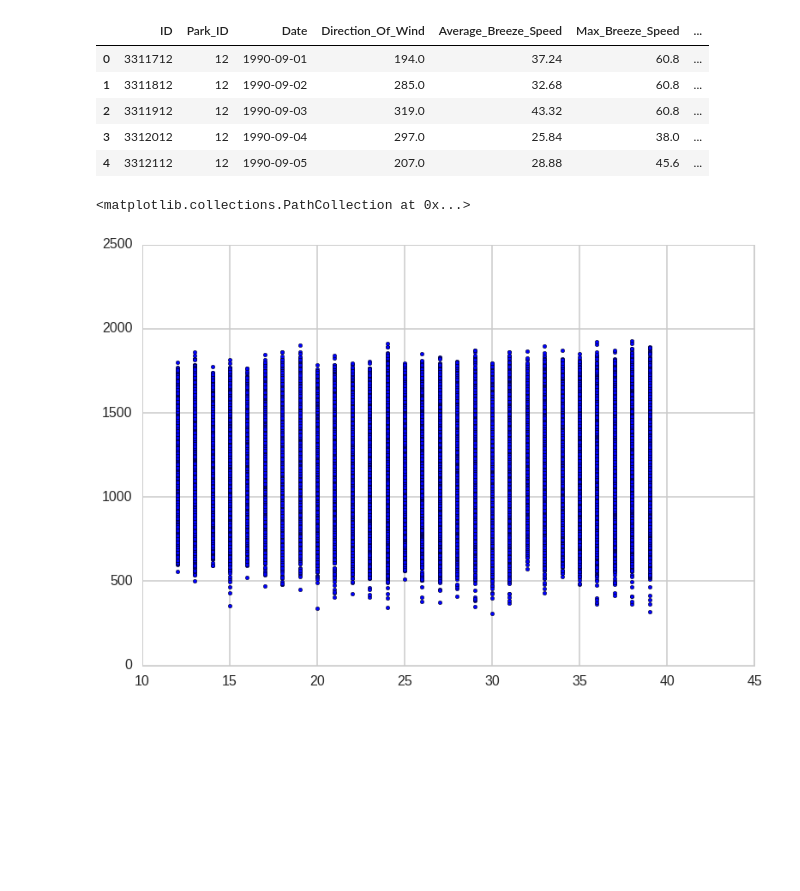
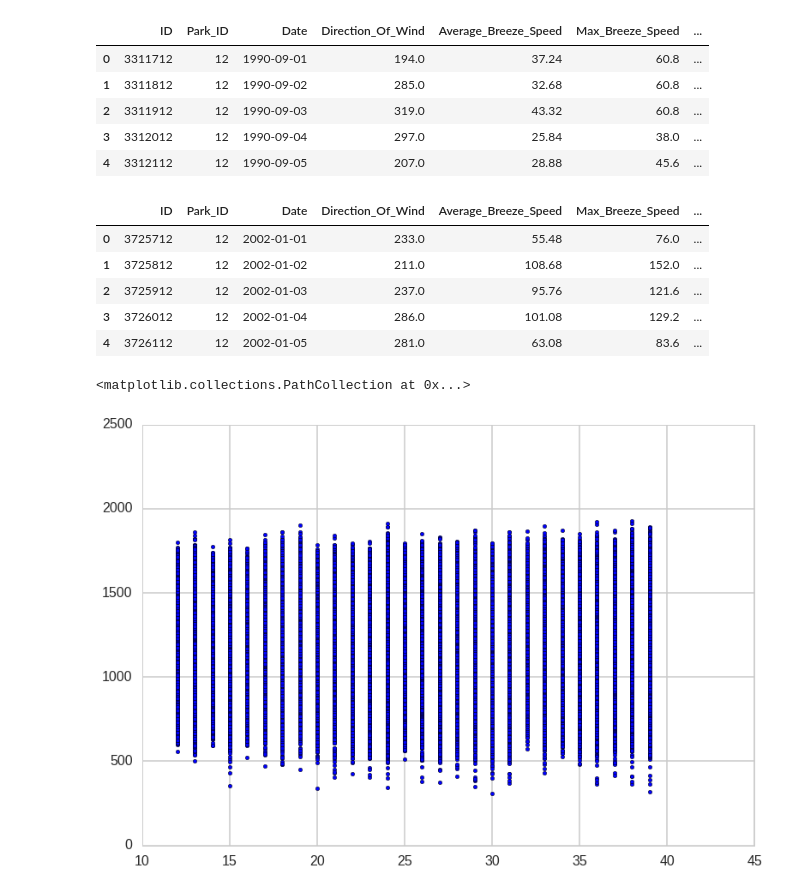
Before and after one commit to 4m4n5/UStudentHunt, a Jupyter notebook: approach1.ipynb, the cells around one changed output. Saved outputs shown, nothing was run; the diff lists cells and outputs as text; code cells hidden in the pictures; blank space fills up the shorter version.

```diff
--- a/approach1.ipynb
+++ b/approach1.ipynb
@@ -124,6 +127,15 @@ train.head()
 | 2 | 3311912 | 12 | 1990-09-03 | 319.0 | 43.32 | 60.8 | ... |
 | 3 | 3312012 | 12 | 1990-09-04 | 297.0 | 25.84 | 38.0 | ... |
 | 4 | 3312112 | 12 | 1990-09-05 | 207.0 | 28.88 | 45.6 | ... |
+# %%
+test.head()
+# %% [output]
+|  | ID | Park_ID | Date | Direction_Of_Wind | Average_Breeze_Speed | Max_Breeze_Speed | ... |
+| 0 | 3725712 | 12 | 2002-01-01 | 233.0 | 55.48 | 76.0 | ... |
+| 1 | 3725812 | 12 | 2002-01-02 | 211.0 | 108.68 | 152.0 | ... |
+| 2 | 3725912 | 12 | 2002-01-03 | 237.0 | 95.76 | 121.6 | ... |
+| 3 | 3726012 | 12 | 2002-01-04 | 286.0 | 101.08 | 129.2 | ... |
+| 4 | 3726112 | 12 | 2002-01-05 | 281.0 | 63.08 | 83.6 | ... |
 # %%
 plt.scatter(train['Park_ID'], train['Footfall'])
 # %% [output]
```
Also changed, not shown: parts of 12 cells of this notebook.
